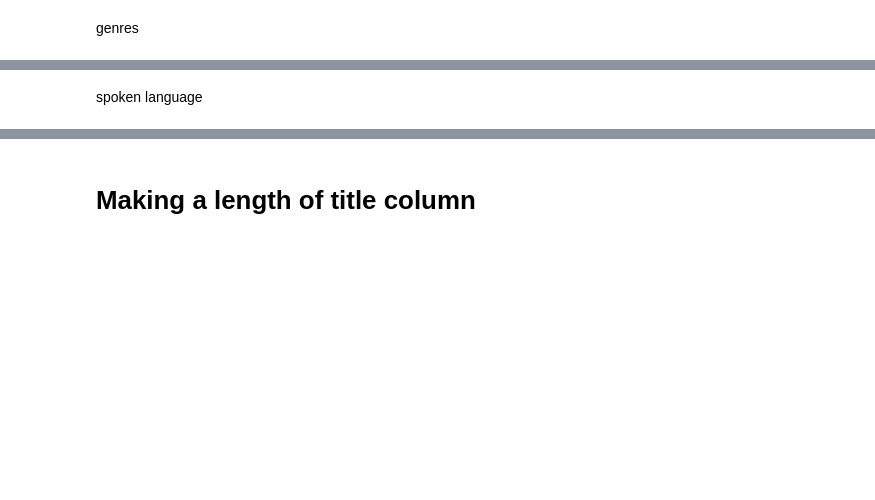
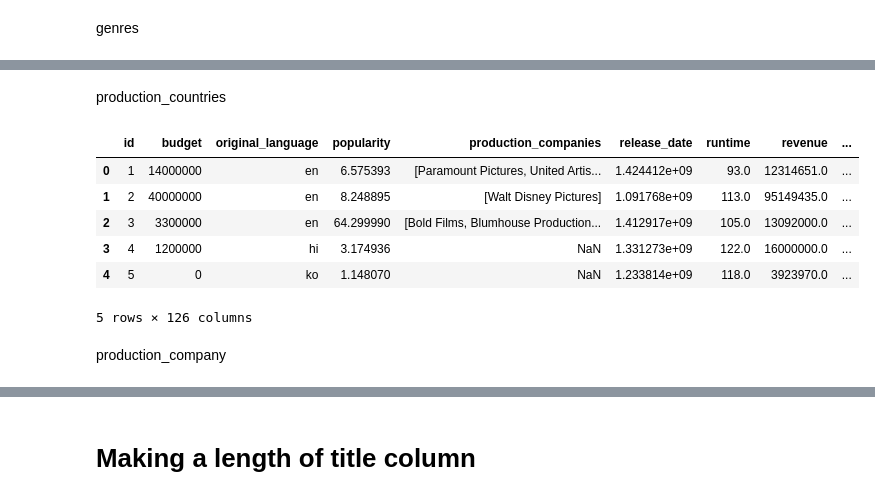
Before and after one commit to kalymaan/box-office-revenue-prediction, a Jupyter notebook: notebooks/Reworking_EDA.ipynb, the cells around one changed output, grey strips where cells are left out. Cells and saved outputs as stored; diff of their text form; code cells hidden in the pictures; blank space fills up the shorter version.

```diff
--- a/notebooks/Reworking_EDA.ipynb
+++ b/notebooks/Reworking_EDA.ipynb
@@ -167,0 +168,6 @@ combined_df = pd.concat([train,test],axis=0,ignore_index=True)
+# %%
+train = pd.read_csv('../Datasets/train_time.csv')
+test = pd.read_csv('../Datasets/test_time.csv')
+# %%
+train.drop(columns=['Unnamed: 0'], inplace=True)
+test.drop(columns=['Unnamed: 0'], inplace=True)
@@ -167,0 +205,7 @@ combined_df = pd.concat([train,test],axis=0,ignore_index=True)
+# %%
+for col_name, info_we_want in big_dict.items():
+
+
+
+    train[col_name] = train[col_name][train[col_name].notna()].apply(ast.literal_eval)
+    test[col_name] = test[col_name][test[col_name].notna()].apply(ast.literal_eval)
@@ -188,10 +266,22 @@ combined_df.drop('production_countries', axis=1, inplace=True)
 # %% [markdown]
-spoken language
+production_countries
 # %%
-spoken_language_dummies = pd.get_dummies(combined_df['spoken_languages'].explode(), prefix='spoken_lang')
+production_country_dummies = pd.get_dummies(combined_df['production_countries'].explode(), prefix='prod_country')
 
-spoken_language_dummies = spoken_language_dummies.groupby(spoken_language_dummies.index).sum()
+production_country_dummies = production_country_dummies.groupby(production_country_dummies.index).sum()
 
-combined_df = pd.concat([combined_df,spoken_language_dummies], axis=1)
+combined_df = pd.concat([combined_df,production_country_dummies], axis=1)
 
-combined_df.drop('spoken_languages', axis=1, inplace=True)
+combined_df.drop('production_countries', axis=1, inplace=True)
+# %%
+combined_df.head()
+# %% [output]
+|  | id | budget | original_language | popularity | production_companies | release_date | runtime | revenue | ... |
+| 0 | 1 | 14000000 | en | 6.575393 | [Paramount Pictures, United Artis... | 1.424412e+09 | 93.0 | 12314651.0 | ... |
+| 1 | 2 | 40000000 | en | 8.248895 | [Walt Disney Pictures] | 1.091768e+09 | 113.0 | 95149435.0 | ... |
+| 2 | 3 | 3300000 | en | 64.299990 | [Bold Films, Blumhouse Production... | 1.412917e+09 | 105.0 | 13092000.0 | ... |
+| 3 | 4 | 1200000 | hi | 3.174936 | NaN | 1.331273e+09 | 122.0 | 16000000.0 | ... |
+| 4 | 5 | 0 | ko | 1.148070 | NaN | 1.233814e+09 | 118.0 | 3923970.0 | ... |
+5 rows × 126 columns
+# %% [markdown]
+production_company
```
Also changed, not shown: parts of 45 cells of this notebook, 4 other files.
